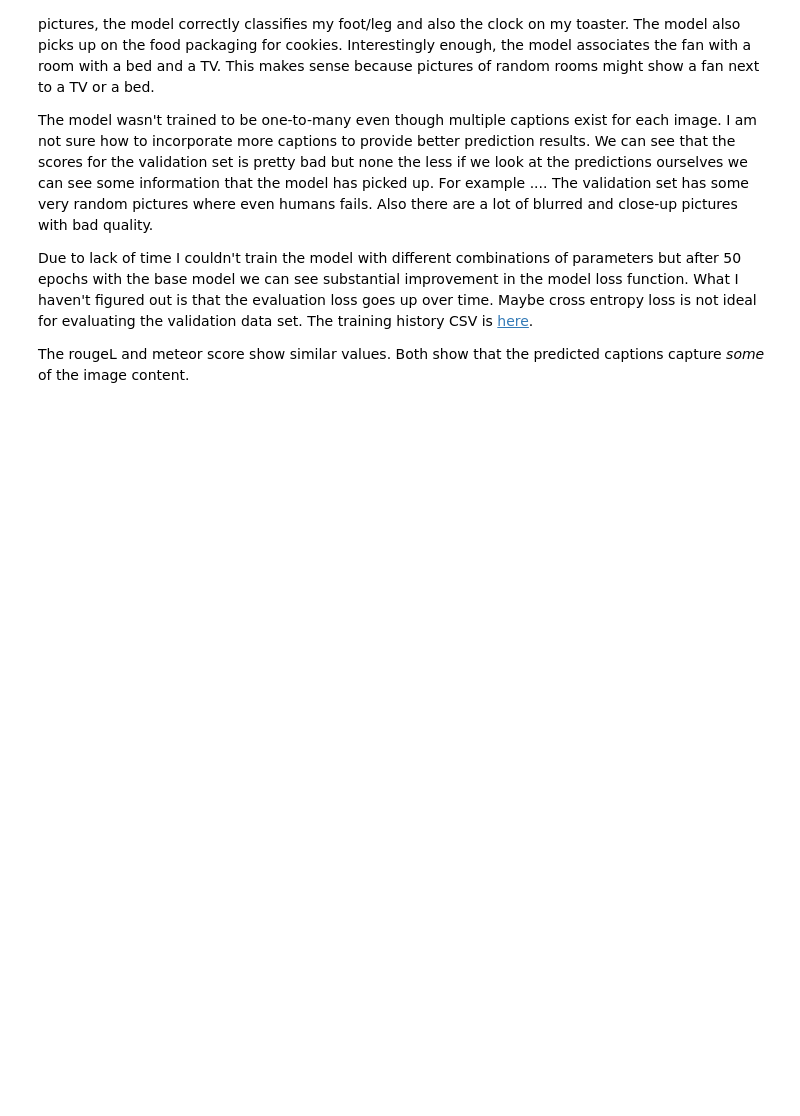
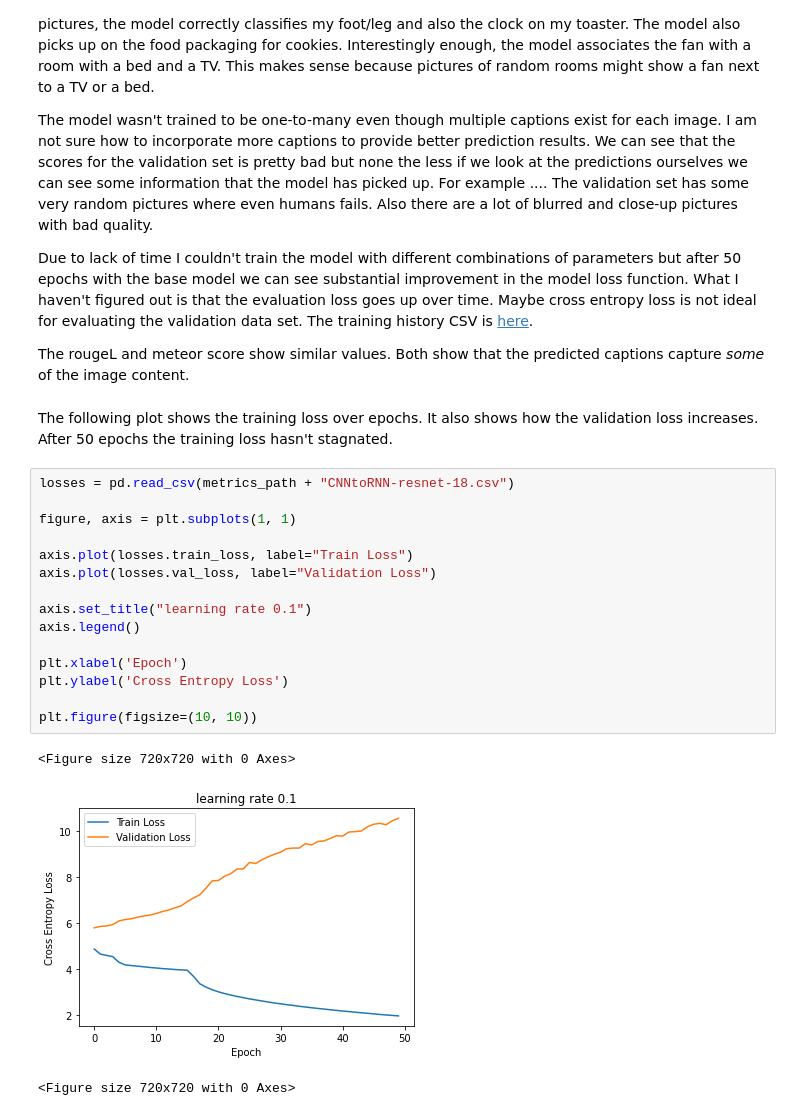
Before and after one commit to BrunoKreiner/del-2, a Jupyter notebook: Train.ipynb, the cells around one changed output. Cells and saved outputs as stored; diff of their text form; blank space fills up the shorter version.

```diff
--- a/Train.ipynb
+++ b/Train.ipynb
@@ -523,3 +527,24 @@ The model wasn't trained to be one-to-many even though multiple captions exist f
 Due to lack of time I couldn't train the model with different combinations of parameters but after 50 epochs with the base model we can see substantial improvement in the model loss function. What I haven't figured out is that the evaluation loss goes up over time. Maybe cross entropy loss is not ideal for evaluating the validation data set. The training history CSV is [here](trained_history/CNNtoRNN-resnet-18.csv).
 
 The rougeL and meteor score show similar values. Both show that the predicted captions capture *some* of the image content.
+# %% [markdown]
+The following plot shows the training loss over epochs. It also shows how the validation loss increases. After 50 epochs the training loss hasn't stagnated.
+# %%
+losses = pd.read_csv(metrics_path + "CNNtoRNN-resnet-18.csv")
+
+figure, axis = plt.subplots(1, 1)
+
+axis.plot(losses.train_loss, label="Train Loss")
+axis.plot(losses.val_loss, label="Validation Loss")
+
+axis.set_title("learning rate 0.1")
+axis.legend()
+
+plt.xlabel('Epoch')
+plt.ylabel('Cross Entropy Loss')
+
+plt.figure(figsize=(10, 10))
+# %% [output]
+<Figure size 720x720 with 0 Axes>
+[figure, added]
+<Figure size 720x720 with 0 Axes>
```
Also changed, not shown: parts of 4 cells of this notebook.
